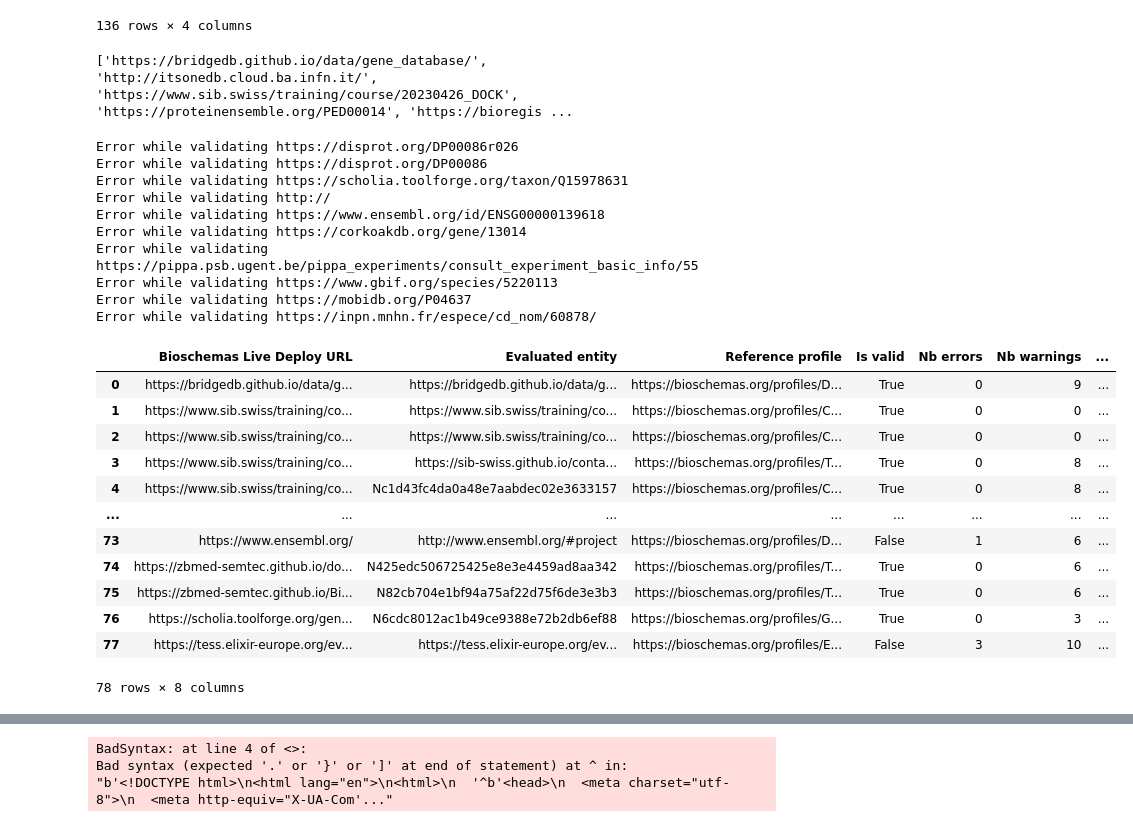
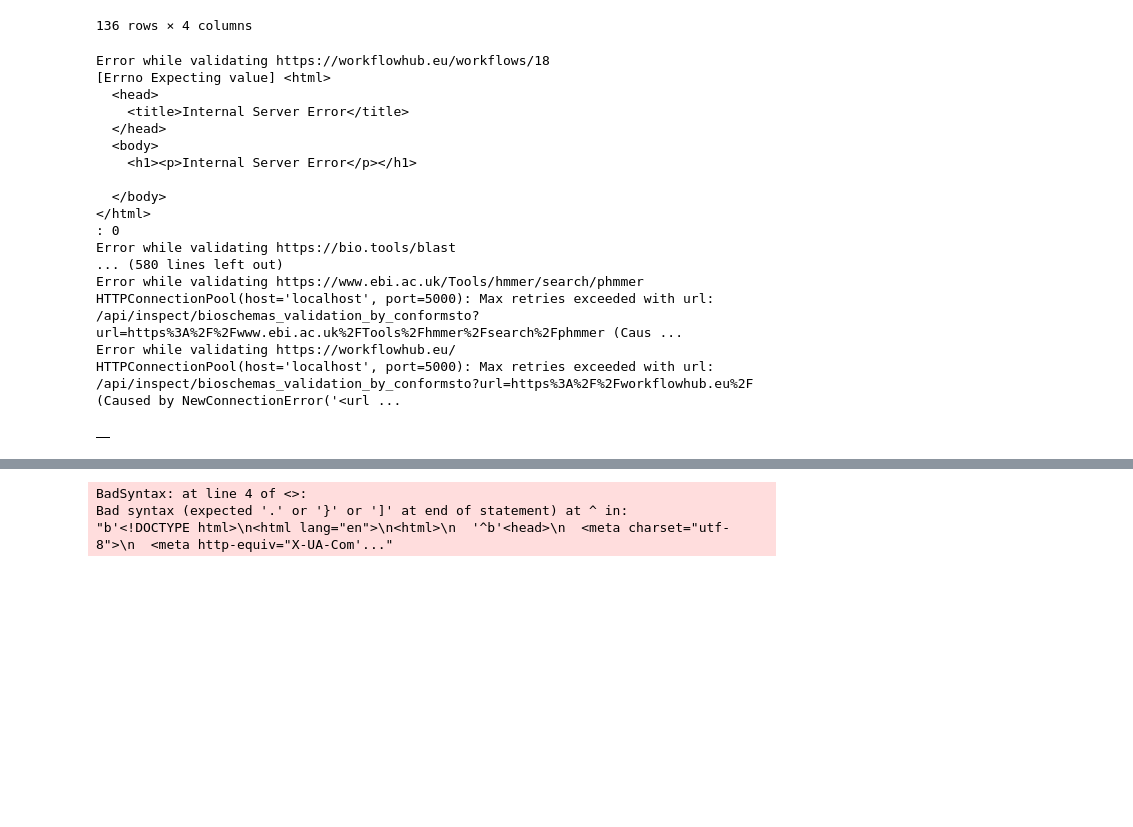
Before and after one commit to IFB-ElixirFr/FAIR-checker, a Jupyter notebook: notebooks/Check_Bioschemas_live_deploys.ipynb, the cells around one changed output, grey strips where cells are left out. Cells and saved outputs as stored; diff of their text form; code cells hidden in the pictures; blank space fills up the shorter version.

```diff
--- a/notebooks/Check_Bioschemas_live_deploys.ipynb
+++ b/notebooks/Check_Bioschemas_live_deploys.ipynb
@@ -61,7 +68,8 @@ def test_ld_bioschemas_annot():
         return df
 
 def retrieve_bioschemas(url):
-    FC_get_md = "https://fair-checker.france-bioinformatique.fr/api/inspect/get_rdf_metadata"
+    #FC_get_md = "https://fair-checker.france-bioinformatique.fr/api/inspect/get_rdf_metadata"
+    FC_get_md = "http://localhost:5000/api/inspect/get_rdf_metadata"
     kg = ConjunctiveGraph()
     res = requests.get(url=FC_get_md, params={"url": url})
     try:
@@ -73,7 +81,8 @@ def retrieve_bioschemas(url):
 
 def check_bioschemas(url):
     #FC_bs_valid = "https://fair-checker.france-bioinformatique.fr/api/inspect/bioschemas_validation"
-    FC_bs_valid = "https://fair-checker.france-bioinformatique.fr/api/inspect/bioschemas_validation_by_conformsto"
+    #FC_bs_valid = "https://fair-checker.france-bioinformatique.fr/api/inspect/bioschemas_validation_by_conformsto"
+    FC_bs_valid = "http://localhost:5000/api/inspect/bioschemas_validation_by_conformsto"
     res = requests.get(url=FC_bs_valid, params={"url": url})
     #print(res.text)
     #try:
@@ -145,49 +154,45 @@ Loaded 50 RDF triples from https://www.ebi.ac.uk/chembl/compound_report_card/CHE
 # %%
 rows = []
 #print(lds)
 for ld in tqdm(lds):
     try:
         bs_valid = check_bioschemas(ld)
         for entity in bs_valid.keys():
             row = {"Bioschemas Live Deploy URL": ld}
             row["Evaluated entity"] = entity
             row["Reference profile"] = bs_valid[entity]["ref_profile"]
             row["Is valid"] = bs_valid[entity]["conforms"]
             row["Nb errors"] = len(bs_valid[entity]["errors"])
             row["Nb warnings"] = len(bs_valid[entity]["warnings"])
             row["Is the latest profile"] = bs_valid[entity]["latest_profile"]
             row["Is deprecated profile"] = bs_valid[entity]["deprecated"]
             rows.append(row)
+            break
     except Exception as e:
         print(f"Error while validating {ld}")
+        print(e)
 df2 = pd.DataFrame.from_records(rows)
-df2.to_csv("bioschemas_validation.csv")
+#df2.to_csv("bioschemas_validation.csv")
 df2
 # %% [output]
-['https://bridgedb.github.io/data/gene_database/', 'http://itsonedb.cloud.ba.infn.it/', 'https://www.sib.swiss/training/course/20230426_DOCK', 'https://proteinensemble.org/PED00014', 'https://bioregis ...
+Error while validating https://workflowhub.eu/workflows/18
+[Errno Expecting value] <html>
+  <head>
+    <title>Internal Server Error</title>
+  </head>
+  <body>
+    <h1><p>Internal Server Error</p></h1>
+
+  </body>
+</html>
+: 0
+Error while validating https://bio.tools/blast
+... (580 lines left out)
+Error while validating https://www.ebi.ac.uk/Tools/hmmer/search/phmmer
+HTTPConnectionPool(host='localhost', port=5000): Max retries exceeded with url: /api/inspect/bioschemas_validation_by_conformsto?url=https%3A%2F%2Fwww.ebi.ac.uk%2FTools%2Fhmmer%2Fsearch%2Fphmmer (Caus ...
+Error while validating https://workflowhub.eu/
+HTTPConnectionPool(host='localhost', port=5000): Max retries exceeded with url: /api/inspect/bioschemas_validation_by_conformsto?url=https%3A%2F%2Fworkflowhub.eu%2F (Caused by NewConnectionError('<url ...
-Error while validating https://disprot.org/DP00086r026
-Error while validating https://disprot.org/DP00086
-Error while validating https://scholia.toolforge.org/taxon/Q15978631
-Error while validating http://
-Error while validating https://www.ensembl.org/id/ENSG00000139618
-Error while validating https://corkoakdb.org/gene/13014
-Error while validating https://pippa.psb.ugent.be/pippa_experiments/consult_experiment_basic_info/55
-Error while validating https://www.gbif.org/species/5220113
-Error while validating https://mobidb.org/P04637
-Error while validating https://inpn.mnhn.fr/espece/cd_nom/60878/
-|  | Bioschemas Live Deploy URL | Evaluated entity | Reference profile | Is valid | Nb errors | Nb warnings | ... |
-| 0 | https://bridgedb.github.io/data/g... | https://bridgedb.github.io/data/g... | https://bioschemas.org/profiles/D... | True | 0 | 9 | ... |
-| 1 | https://www.sib.swiss/training/co... | https://www.sib.swiss/training/co... | https://bioschemas.org/profiles/C... | True | 0 | 0 | ... |
-| 2 | https://www.sib.swiss/training/co... | https://www.sib.swiss/training/co... | https://bioschemas.org/profiles/C... | True | 0 | 0 | ... |
-| 3 | https://www.sib.swiss/training/co... | https://sib-swiss.github.io/conta... | https://bioschemas.org/profiles/T... | True | 0 | 8 | ... |
-| 4 | https://www.sib.swiss/training/co... | Nc1d43fc4da0a48e7aabdec02e3633157 | https://bioschemas.org/profiles/C... | True | 0 | 8 | ... |
-| ... | ... | ... | ... | ... | ... | ... | ... |
-| 73 | https://www.ensembl.org/ | http://www.ensembl.org/#project | https://bioschemas.org/profiles/D... | False | 1 | 6 | ... |
-| 74 | https://zbmed-semtec.github.io/do... | N425edc506725425e8e3e4459ad8aa342 | https://bioschemas.org/profiles/T... | True | 0 | 6 | ... |
-| 75 | https://zbmed-semtec.github.io/Bi... | N82cb704e1bf94a75af22d75f6de3e3b3 | https://bioschemas.org/profiles/T... | True | 0 | 6 | ... |
-| 76 | https://scholia.toolforge.org/gen... | N6cdc8012ac1b49ce9388e72b2db6ef88 | https://bioschemas.org/profiles/G... | True | 0 | 3 | ... |
-| 77 | https://tess.elixir-europe.org/ev... | https://tess.elixir-europe.org/ev... | https://bioschemas.org/profiles/E... | False | 3 | 10 | ... |
+|  |
-78 rows × 8 columns
 # %%
 from IPython.display import display, Markdown, Latex
 my_md = '<i class="fa fa-camera"></i>'
```
Also changed, not shown: parts of 3 cells of this notebook, 3 other files.
